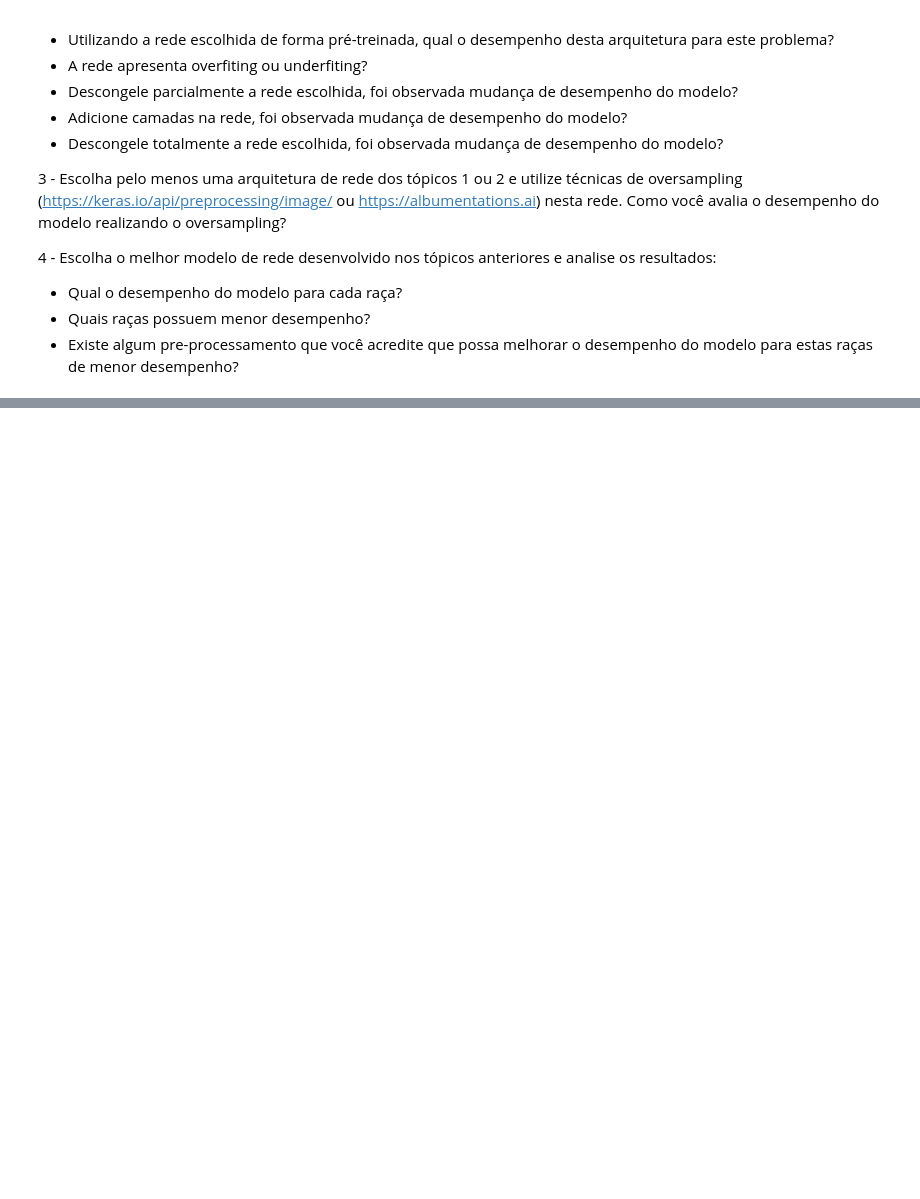
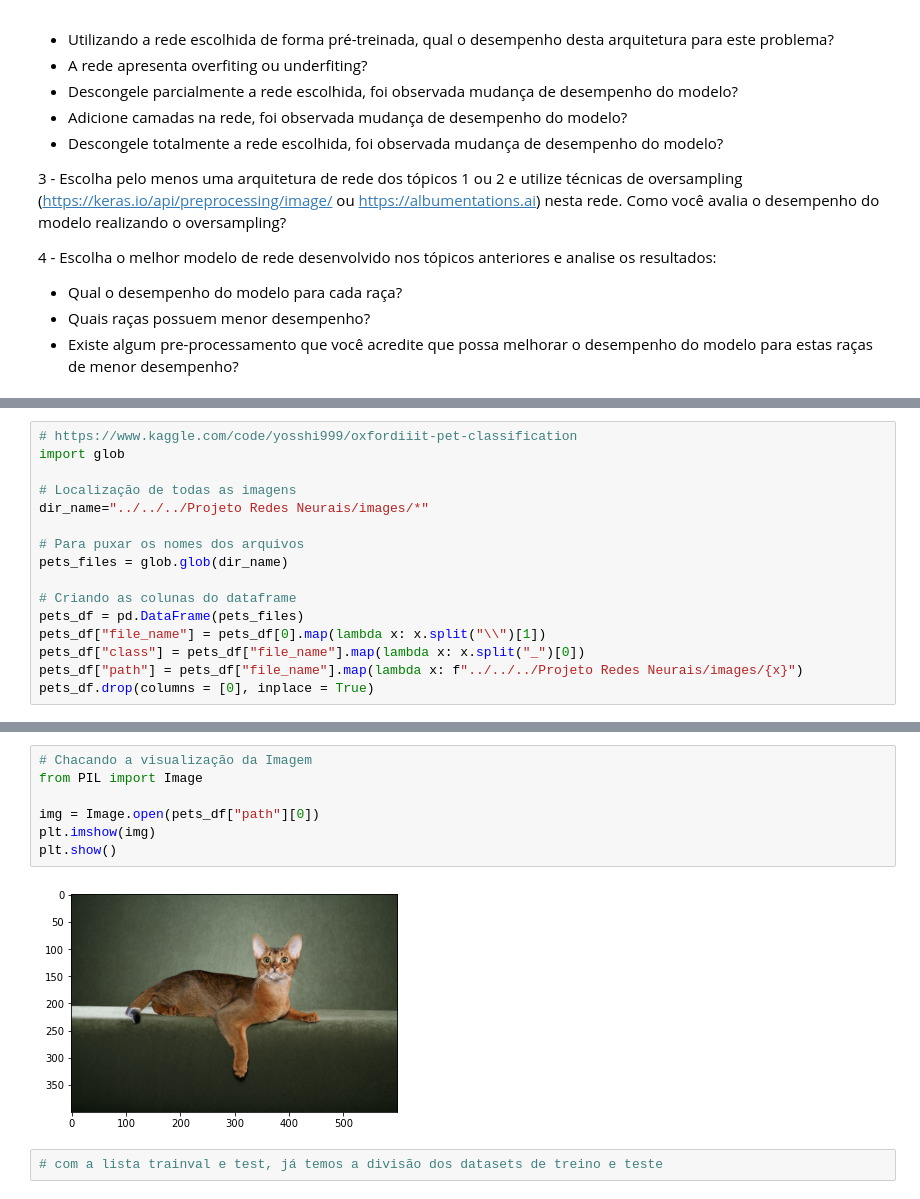
Before and after one commit to GabrielAsato/Curso_DS_Degree, a Jupyter notebook: Módulo 14 - Redes Neurais I/Projeto_atividades/projeto.ipynb, the cells around one changed output, grey strips where cells are left out. Drawn from its saved outputs; the diff is of its cells as text; blank space fills up the shorter version.

```diff
--- a/Módulo 14 - Redes Neurais I/Projeto_atividades/projeto.ipynb
+++ b/Módulo 14 - Redes Neurais I/Projeto_atividades/projeto.ipynb
@@ -80,0 +98,16 @@ Para implementação dessa solução, as seguintes etapas deverão ser realizada
+# %%
+# https://www.kaggle.com/code/yosshi999/oxfordiiit-pet-classification
+import glob
+
+# Localização de todas as imagens
+dir_name="../../../Projeto Redes Neurais/images/*"
+
+# Para puxar os nomes dos arquivos
+pets_files = glob.glob(dir_name)
+
+# Criando as colunas do dataframe
+pets_df = pd.DataFrame(pets_files)
+pets_df["file_name"] = pets_df[0].map(lambda x: x.split("\\")[1])
+pets_df["class"] = pets_df["file_name"].map(lambda x: x.split("_")[0])
+pets_df["path"] = pets_df["file_name"].map(lambda x: f"../../../Projeto Redes Neurais/images/{x}")
+pets_df.drop(columns = [0], inplace = True)
@@ -80,0 +130,11 @@ Para implementação dessa solução, as seguintes etapas deverão ser realizada
+# %%
+# Chacando a visualização da Imagem
+from PIL import Image
+
+img = Image.open(pets_df["path"][0])
+plt.imshow(img)
+plt.show()
+# %% [output]
+[figure, added]
+# %%
+# com a lista trainval e test, já temos a divisão dos datasets de treino e teste
```
Also changed, not shown: parts of 6 cells of this notebook, 2 other files.
